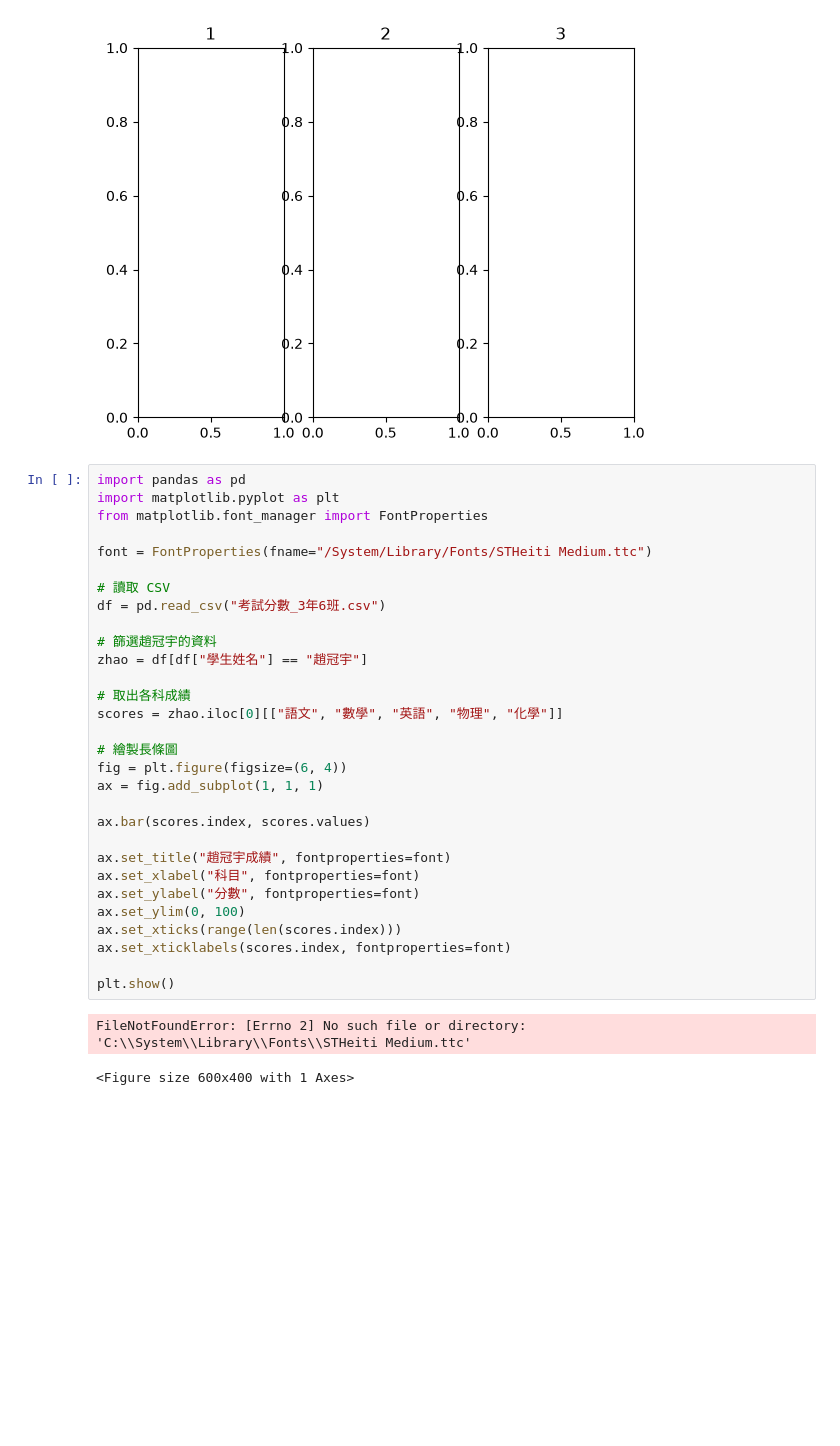
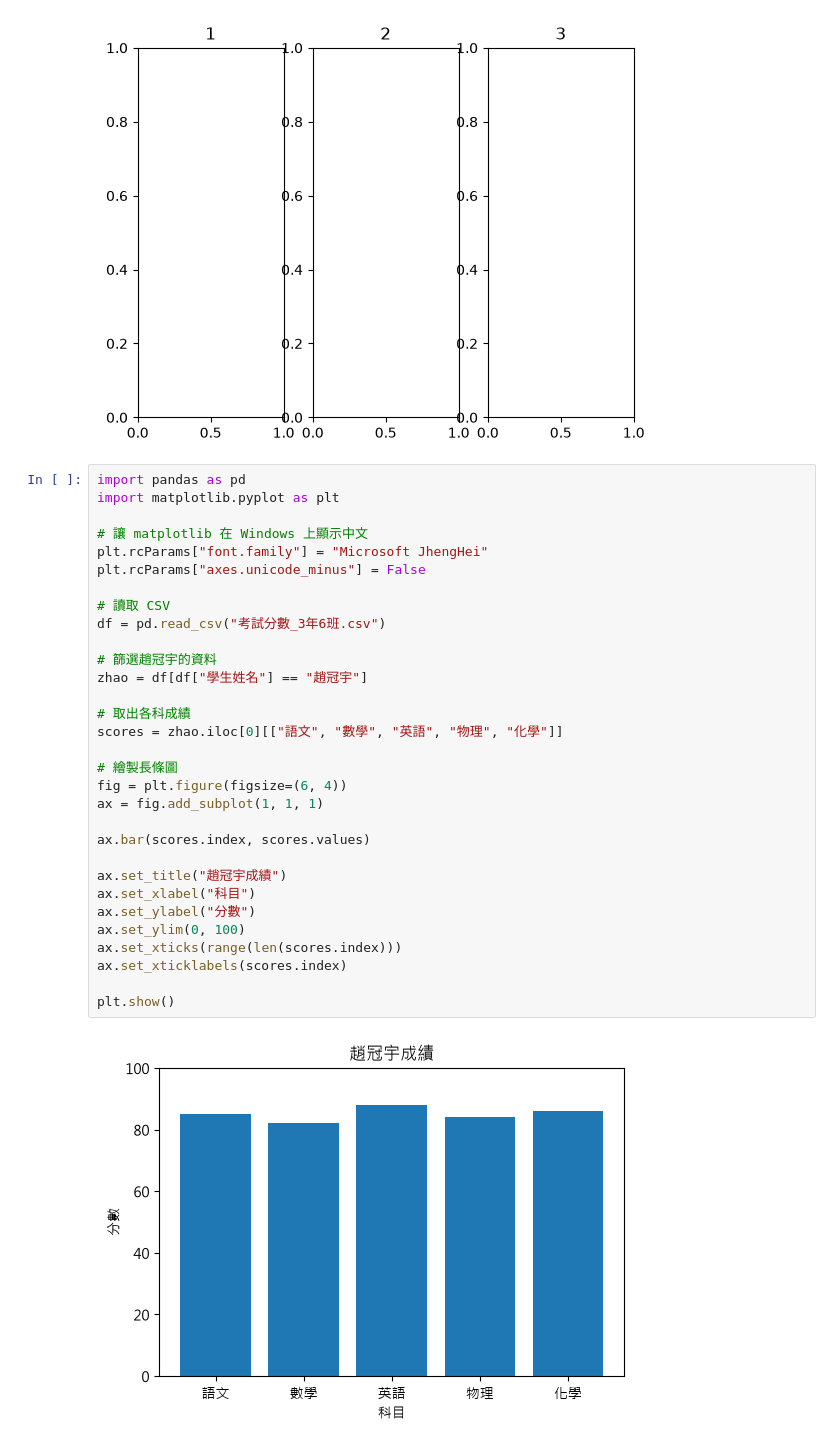
Before and after one commit to Julianne-liao/python_project, a Jupyter notebook: 06_13/lesson3.ipynb, the cells around one changed output. Saved outputs shown, nothing was run; the diff lists cells and outputs as text; blank space fills up the shorter version.

```diff
--- a/06_13/lesson3.ipynb
+++ b/06_13/lesson3.ipynb
@@ -44,33 +44,33 @@ plt.show()
 # %%
 import pandas as pd
 import matplotlib.pyplot as plt
-from matplotlib.font_manager import FontProperties
 
-font = FontProperties(fname="/System/Library/Fonts/STHeiti Medium.ttc")
+# 讓 matplotlib 在 Windows 上顯示中文
+plt.rcParams["font.family"] = "Microsoft JhengHei"
+plt.rcParams["axes.unicode_minus"] = False
 
 # 讀取 CSV
 df = pd.read_csv("考試分數_3年6班.csv")
 
 # 篩選趙冠宇的資料
 zhao = df[df["學生姓名"] == "趙冠宇"]
 
 # 取出各科成績
 scores = zhao.iloc[0][["語文", "數學", "英語", "物理", "化學"]]
 
 # 繪製長條圖
 fig = plt.figure(figsize=(6, 4))
 ax = fig.add_subplot(1, 1, 1)
 
 ax.bar(scores.index, scores.values)
 
-ax.set_title("趙冠宇成績", fontproperties=font)
-ax.set_xlabel("科目", fontproperties=font)
-ax.set_ylabel("分數", fontproperties=font)
+ax.set_title("趙冠宇成績")
+ax.set_xlabel("科目")
+ax.set_ylabel("分數")
 ax.set_ylim(0, 100)
 ax.set_xticks(range(len(scores.index)))
-ax.set_xticklabels(scores.index, fontproperties=font)
+ax.set_xticklabels(scores.index)
 
 plt.show()
 # %% [output]
-FileNotFoundError: [Errno 2] No such file or directory: 'C:\\System\\Library\\Fonts\\STHeiti Medium.ttc'
-<Figure size 600x400 with 1 Axes>
+[figure, added]
```
Also changed, not shown: parts of 2 cells of this notebook.
